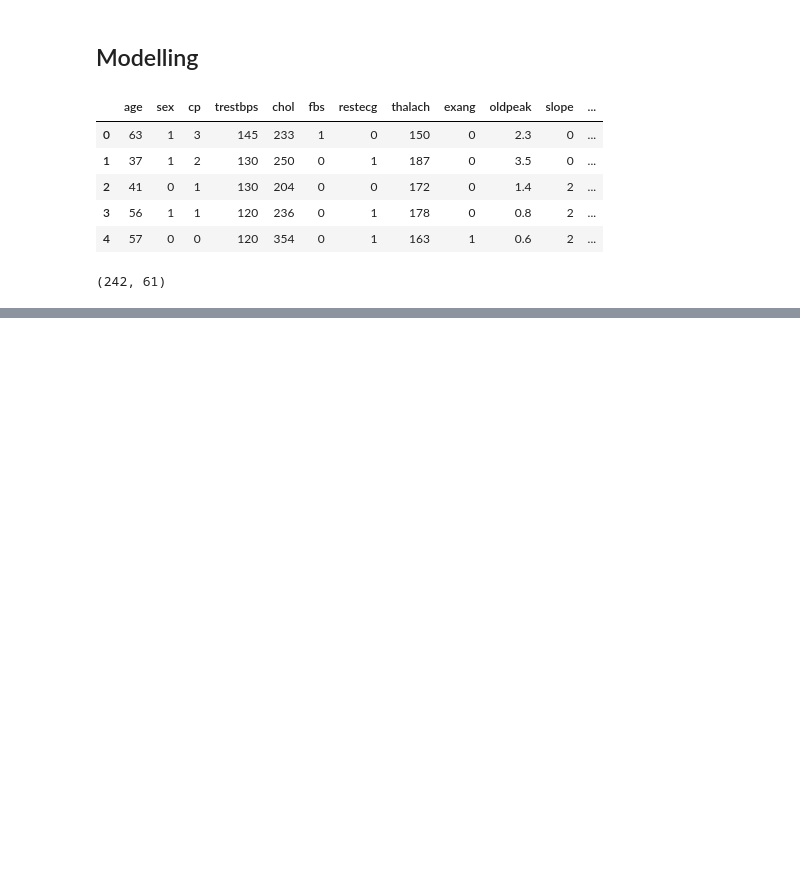
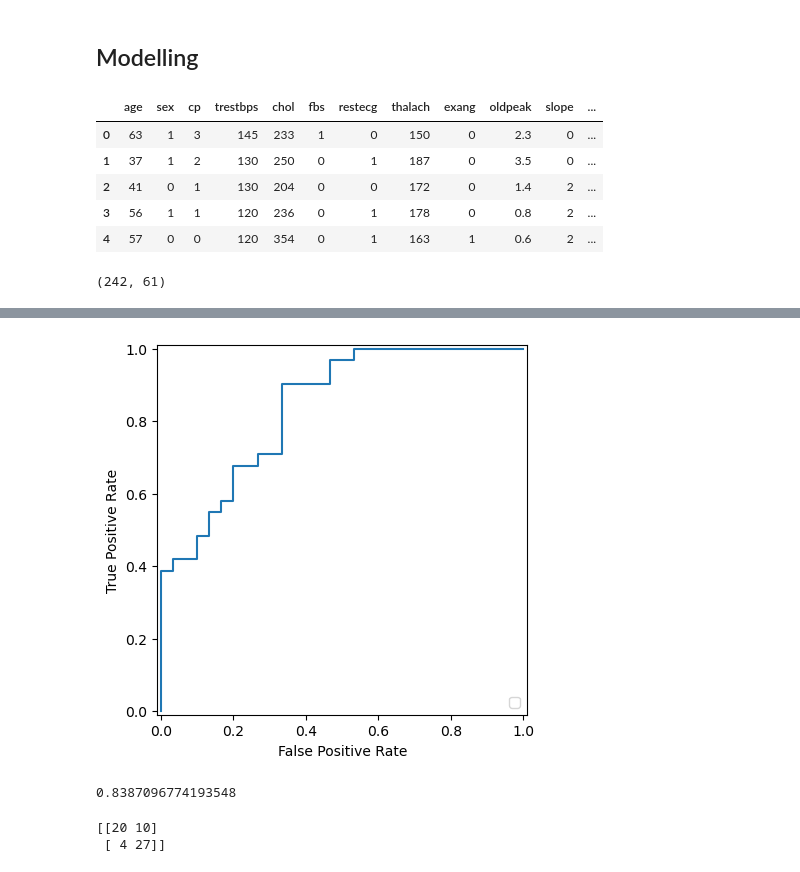
Before and after one commit to bhagya777/Heart_disease_prediction_project, a Jupyter notebook: Heart_disease_prediction_model.ipynb, the cells around one changed output, grey strips where cells are left out. Saved outputs shown, nothing was run; the diff lists cells and outputs as text; code cells hidden in the pictures; blank space fills up the shorter version.

```diff
--- a/Heart_disease_prediction_model.ipynb
+++ b/Heart_disease_prediction_model.ipynb
@@ -229,0 +362,13 @@ len(x_train),len(x_test)
+# %%
+rf_grid={"n_estimators":np.arange(10,1000,50),
+         "max_depth":[None,3,5,10],
+         "min_samples_split":np.arange(1,20,2),
+         "min_samples_leaf":np.arange(1,20,2)}
+
+np.random.seed(1)
+rs_random_forest=RandomizedSearchCV(RandomForestClassifier(),
+                                    param_distributions=rf_grid,
+                                    cv=5,
+                                    n_iter=20,
+                                    verbose=True)
+rs_random_forest.fit(x_train,y_train)
@@ -229,0 +416,9 @@ len(x_train),len(x_test)
+# %%
+log_reg_grid_for_GridSearchCV={"C":np.logspace(-4,4,30),
+                               "solver":["liblinear"]}
+
+gs_log_reg=GridSearchCV(LogisticRegression(),
+                        param_grid=log_reg_grid_for_GridSearchCV,
+                        cv=5,
+                        verbose=True)
+gs_log_reg.fit(x_train,y_train)
@@ -229,0 +496,3 @@ len(x_train),len(x_test)
+# %%
+y_preds_proba=gs_log_reg.predict_proba(x_test)
+y_preds_proba[:10]
@@ -229,0 +510,3 @@ len(x_train),len(x_test)
+# %%
+y_preds_proba_positive=y_preds_proba[:,1]
+y_preds_proba_positive
@@ -229,0 +527,15 @@ len(x_train),len(x_test)
+# %%
+fpr,tpr,threshold=roc_curve(y_test,y_preds_proba_positive)
+RocCurveDisplay(fpr=fpr,tpr=tpr).plot()
+plt.show()
+# %% [output]
+[figure, added]
+# %%
+roc_auc_score(y_test,y_preds_proba_positive)
+# %% [output]
+0.8387096774193548
+# %%
+print(confusion_matrix(y_test,y_preds))
+# %% [output]
+[[20 10]
+ [ 4 27]]
```
Also changed, not shown: parts of 51 cells of this notebook.
